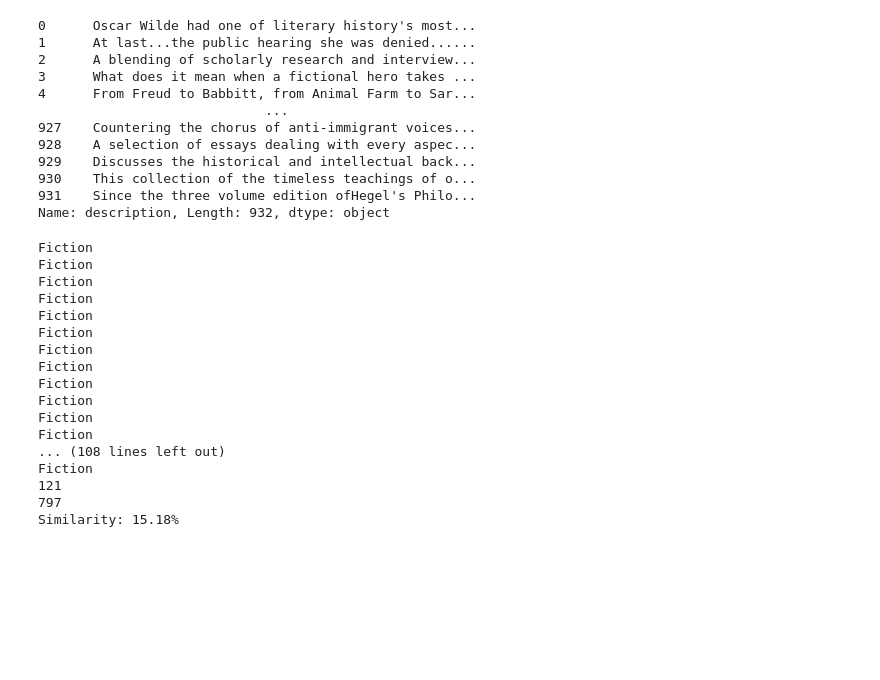
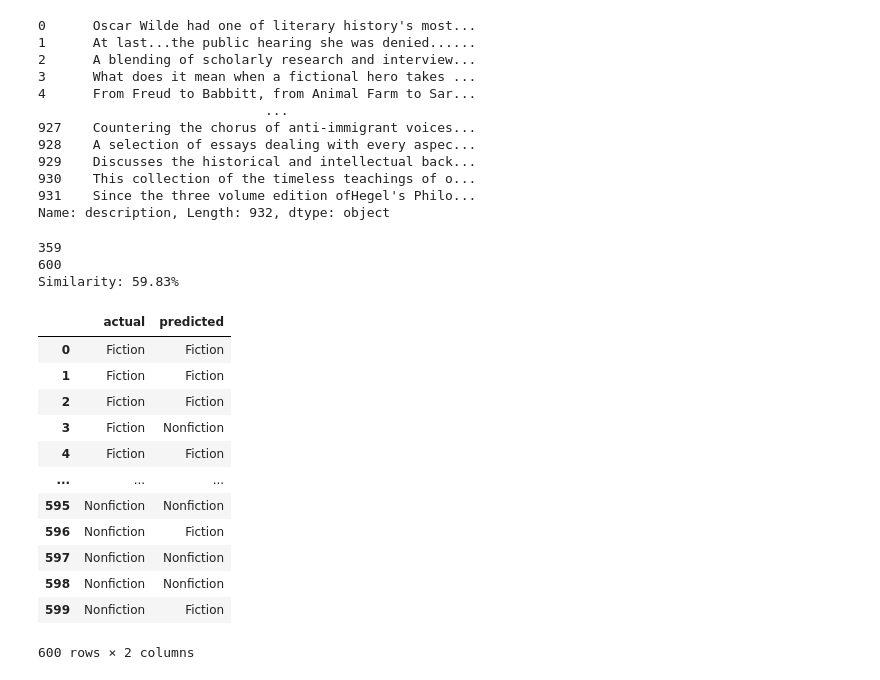
Before and after one commit to Kavinchandar/book_recommendation_LLM, a Jupyter notebook: text-classification.ipynb, the cells around one changed output. Drawn from its saved outputs; the diff is of its cells as text; code cells hidden in the pictures; blank space fills up the shorter version.

```diff
--- a/text-classification.ipynb
+++ b/text-classification.ipynb
@@ -169,9 +155,8 @@ for i in tqdm(range(0,300)):
     actual_categories += ['Nonfiction']
 # %%
 similar = 0
-for a, b in zip(predicted_categories, actual_categories):
-    if a.strip() == b.strip():
-        print(a.strip())
+for a in predicted_categories:
+    if a.strip() == 'Nonfiction':
         similar += 1
 
 print(similar)
@@ -183,20 +168,23 @@ print(total)
 percentile = (similar / total) * 100  # Use `/` for float division
 print(f"Similarity: {percentile:.2f}%")
 # %% [output]
-Fiction
-Fiction
-Fiction
-Fiction
-Fiction
-Fiction
-Fiction
-Fiction
-Fiction
-Fiction
-Fiction
-Fiction
-... (108 lines left out)
-Fiction
-121
-797
-Similarity: 15.18%
+359
+600
+Similarity: 59.83%
+# %%
+predictions_df = pd.DataFrame({"actual": actual_categories, "predicted": predicted_categories})
+predictions_df
+# %% [output]
+|  | actual | predicted |
+| 0 | Fiction | Fiction |
+| 1 | Fiction | Fiction |
+| 2 | Fiction | Fiction |
+| 3 | Fiction | Nonfiction |
+| 4 | Fiction | Fiction |
+| ... | ... | ... |
+| 595 | Nonfiction | Nonfiction |
+| 596 | Nonfiction | Fiction |
+| 597 | Nonfiction | Nonfiction |
+| 598 | Nonfiction | Nonfiction |
+| 599 | Nonfiction | Fiction |
+600 rows × 2 columns
```
Also changed, not shown: parts of 8 cells of this notebook, 2 other files.
